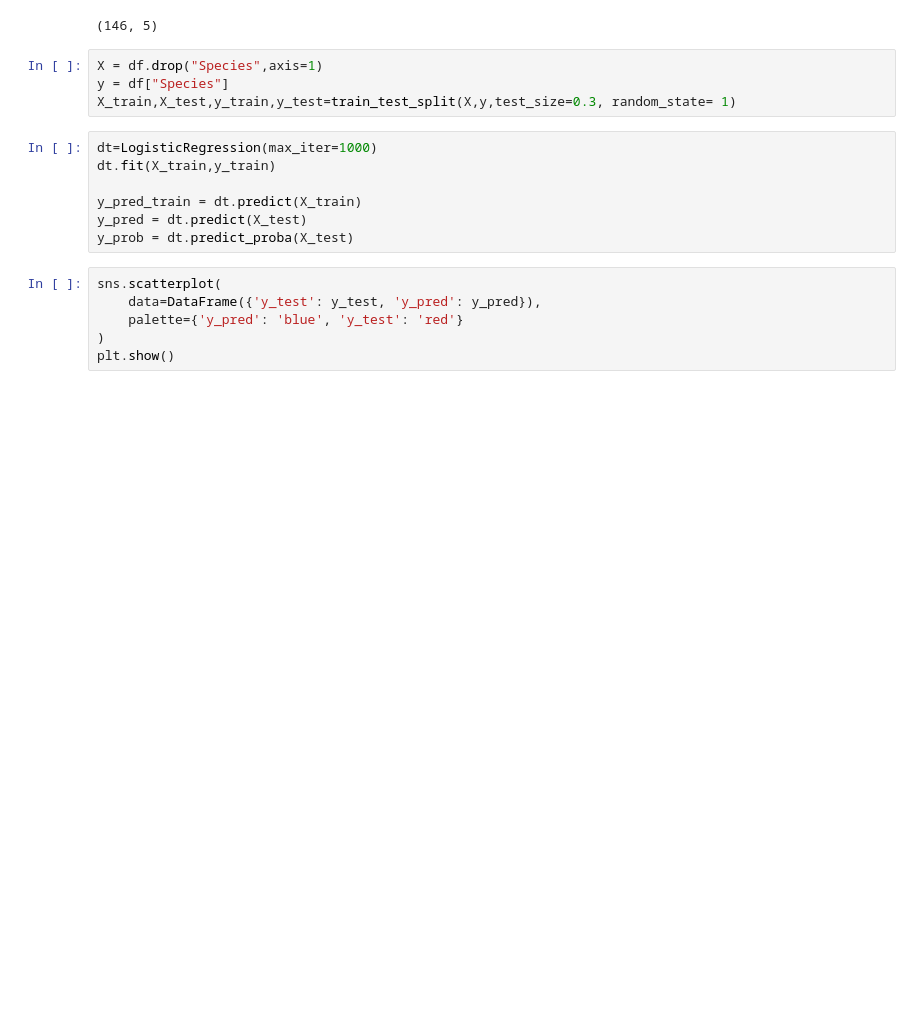
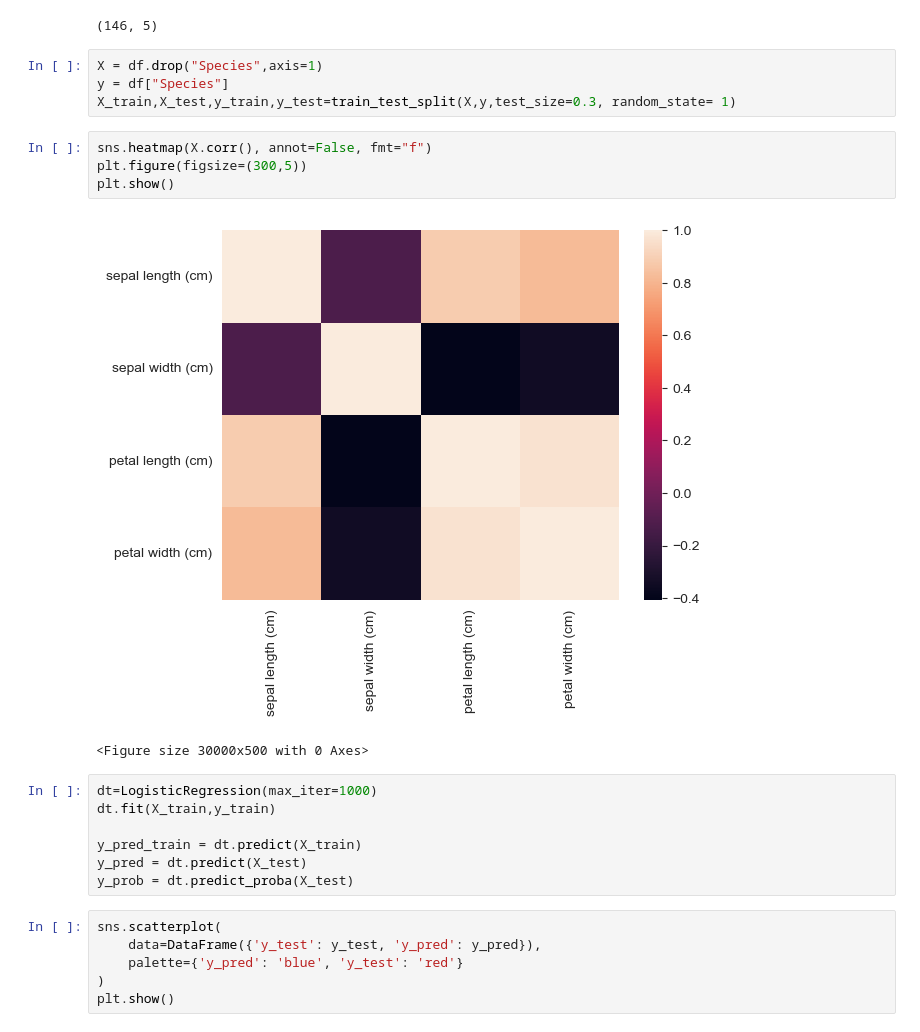
Before and after one commit to Ta3ikNSU/MLL, a Jupyter notebook: 3.Logistic Regression.ipynb, the cells around one changed output. Saved outputs shown, nothing was run; the diff lists cells and outputs as text; blank space fills up the shorter version.

```diff
--- a/3.Logistic Regression.ipynb
+++ b/3.Logistic Regression.ipynb
@@ -41,6 +42,13 @@ df.shape
 X = df.drop("Species",axis=1)
 y = df["Species"]
 X_train,X_test,y_train,y_test=train_test_split(X,y,test_size=0.3, random_state= 1)
+# %%
+sns.heatmap(X.corr(), annot=False, fmt="f")
+plt.figure(figsize=(300,5))
+plt.show()
+# %% [output]
+[figure, added]
+<Figure size 30000x500 with 0 Axes>
 # %%
 dt=LogisticRegression(max_iter=1000)
 dt.fit(X_train,y_train)
```
Also changed, not shown: parts of 1 cell of this notebook, 3 other files.
